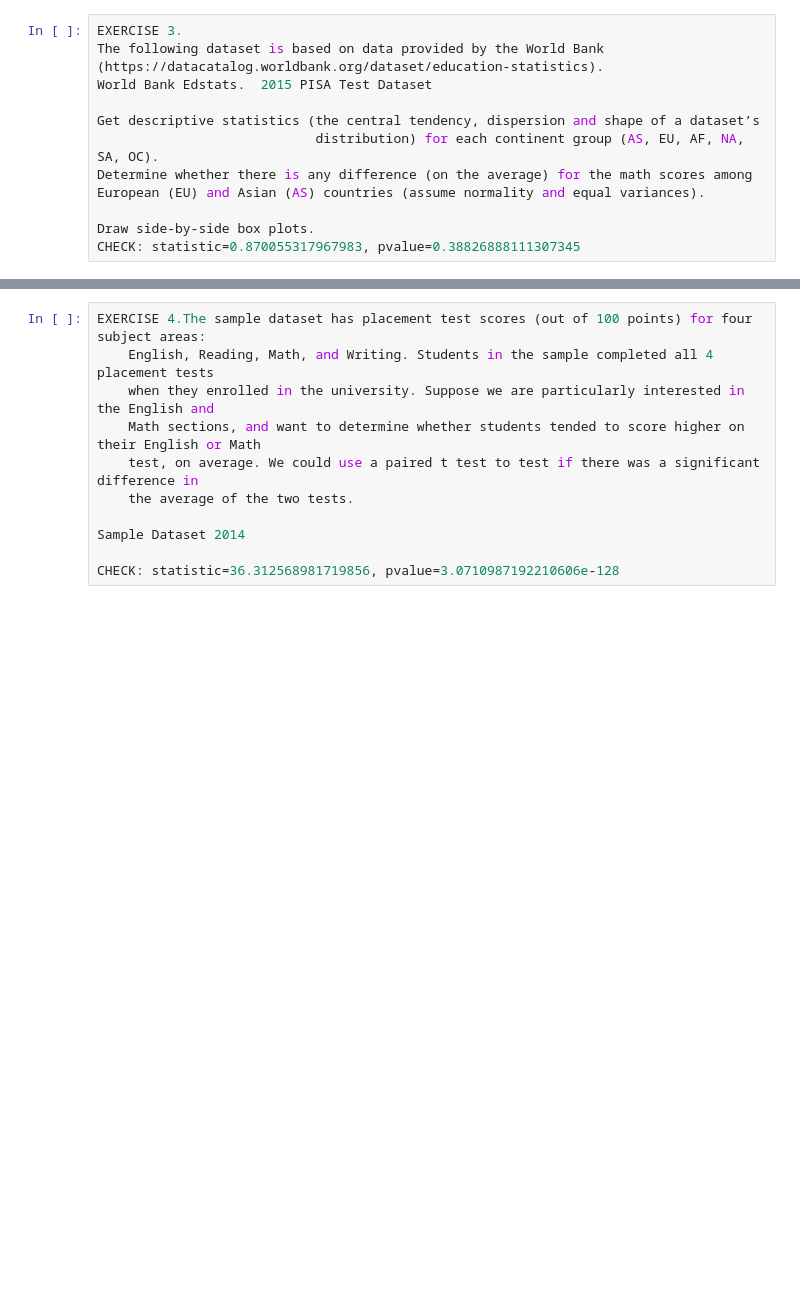
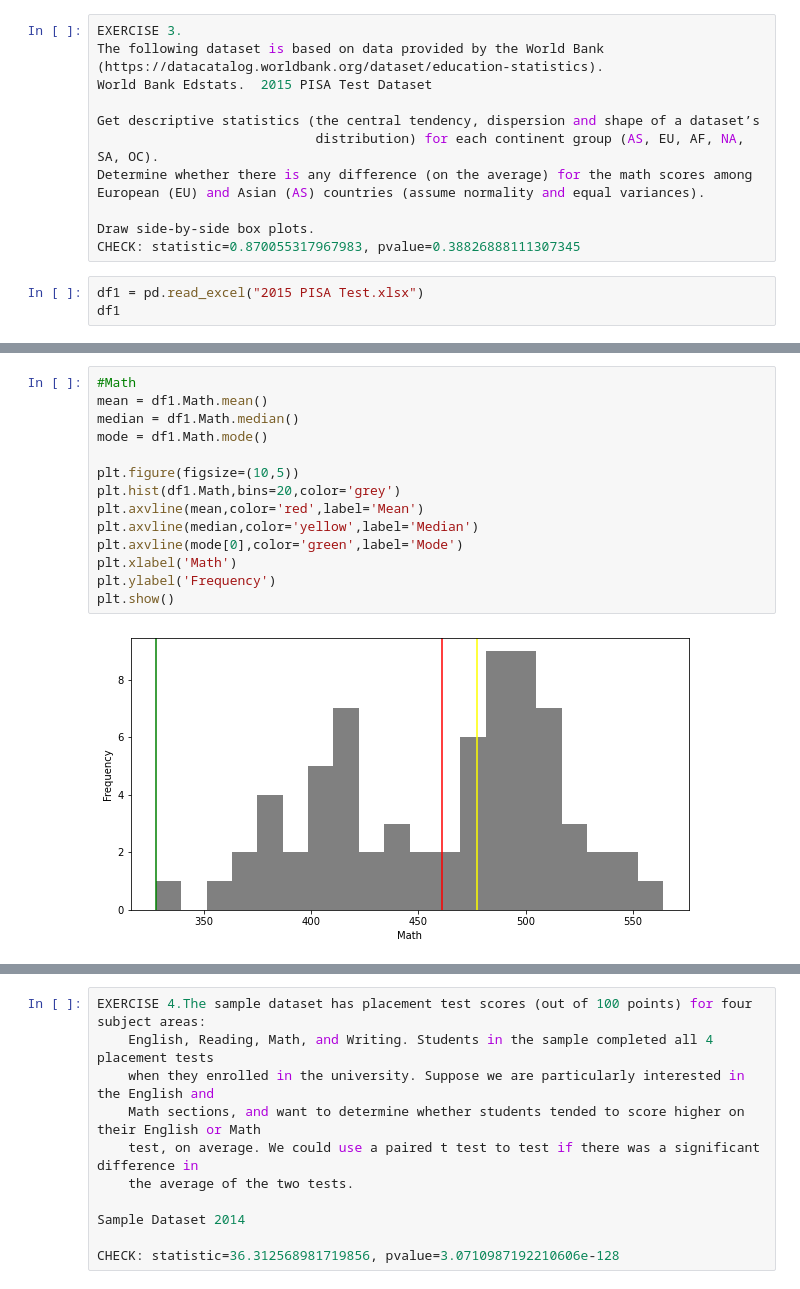
Before and after one commit to Gulayrose/statistics, a Jupyter notebook: statistics-assigment-5(Hypotesis test).ipynb, the cells around one changed output, grey strips where cells are left out. Cells and saved outputs as stored; diff of their text form; blank space fills up the shorter version.

```diff
--- a/statistics-assigment-5(Hypotesis test).ipynb
+++ b/statistics-assigment-5(Hypotesis test).ipynb
@@ -51,3 +126,6 @@ European (EU) and Asian (AS) countries (assume normality and equal variances).
 
 Draw side-by-side box plots.
 CHECK: statistic=0.870055317967983, pvalue=0.38826888111307345
+# %%
+df1 = pd.read_excel("2015 PISA Test.xlsx")
+df1
@@ -53,0 +219,16 @@ CHECK: statistic=0.870055317967983, pvalue=0.38826888111307345
+# %%
+#Math
+mean = df1.Math.mean()
+median = df1.Math.median()
+mode = df1.Math.mode()
+
+plt.figure(figsize=(10,5))
+plt.hist(df1.Math,bins=20,color='grey')
+plt.axvline(mean,color='red',label='Mean')
+plt.axvline(median,color='yellow',label='Median')
+plt.axvline(mode[0],color='green',label='Mode')
+plt.xlabel('Math')
+plt.ylabel('Frequency')
+plt.show()
+# %% [output]
+[figure, added]
```
Also changed, not shown: parts of 38 cells of this notebook.
